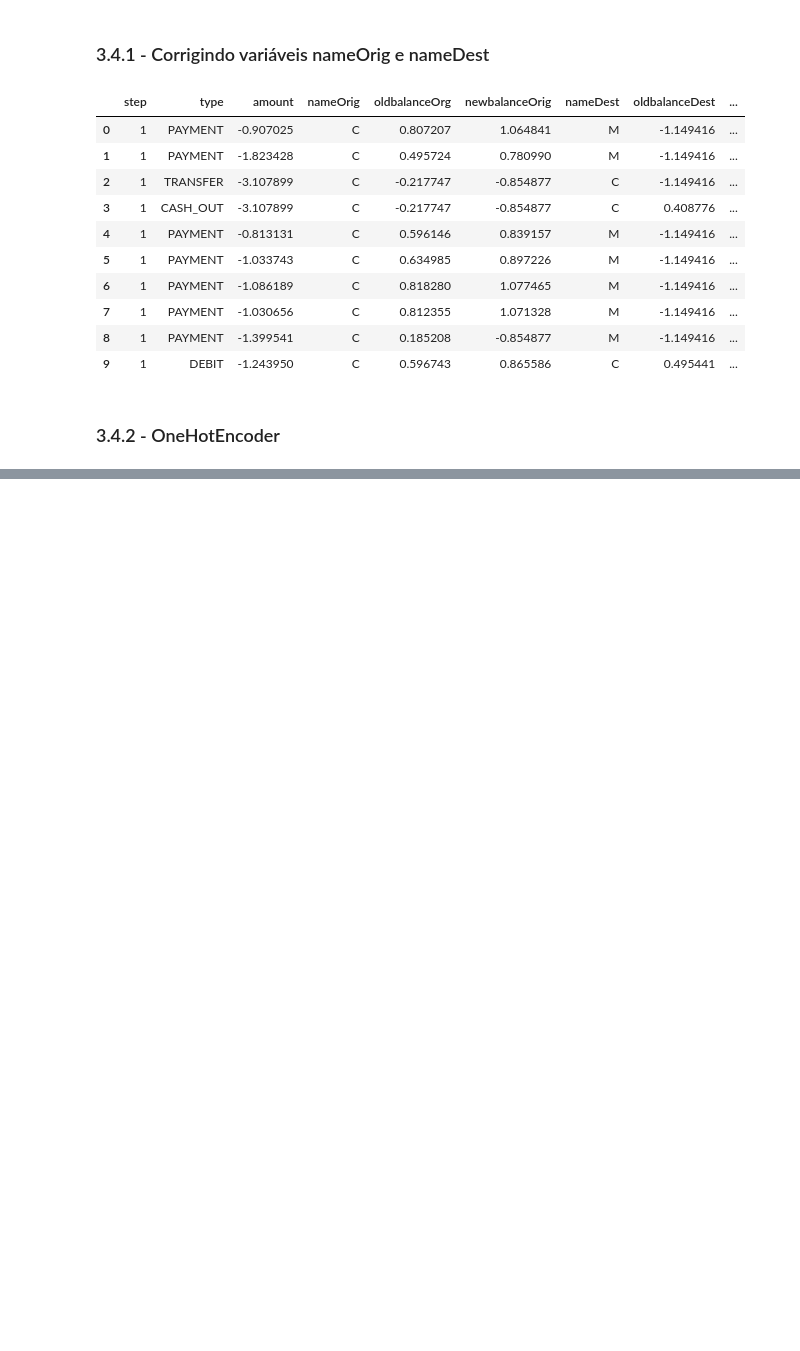
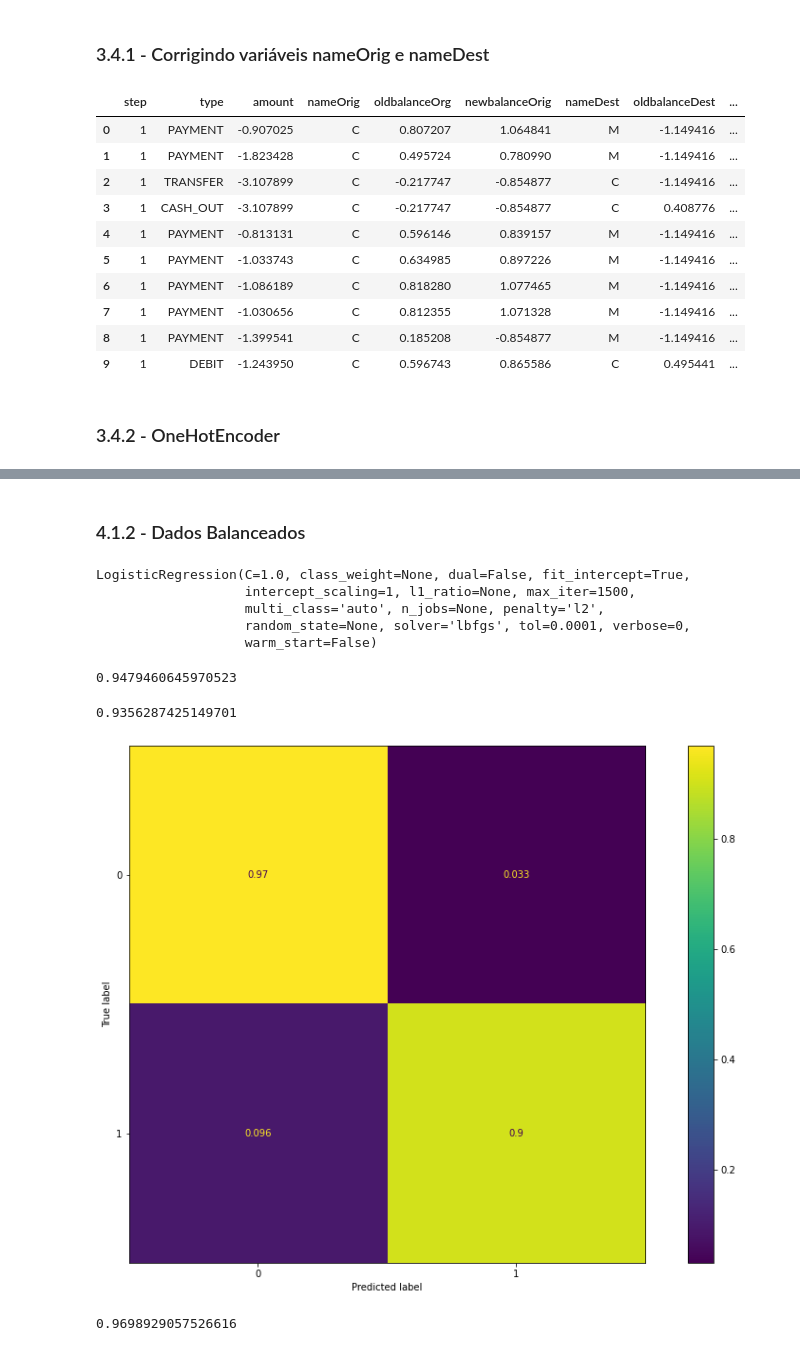
Before and after one commit to henriquemoc/Fraud-Classification, a Jupyter notebook: fraude.ipynb, the cells around one changed output, grey strips where cells are left out. Cells and saved outputs as stored; diff of their text form; code cells hidden in the pictures; blank space fills up the shorter version.

```diff
--- a/fraude.ipynb
+++ b/fraude.ipynb
@@ -720,0 +850,29 @@ print(x_teste.shape)
+# %% [markdown]
+### 4.1.2 - Dados Balanceados
+# %%
+lr = LogisticRegression(max_iter=1500)
+# %%
+lr.fit(x_treino_balanceado, y_treino_balanceado)
+# %% [output]
+LogisticRegression(C=1.0, class_weight=None, dual=False, fit_intercept=True,
+                   intercept_scaling=1, l1_ratio=None, max_iter=1500,
+                   multi_class='auto', n_jobs=None, penalty='l2',
+                   random_state=None, solver='lbfgs', tol=0.0001, verbose=0,
+                   warm_start=False)
+# %%
+lr.score(x_treino_balanceado, y_treino_balanceado)
+# %% [output]
+0.9479460645970523
+# %%
+lr.score(x_teste_balanceado, y_teste_balanceado)
+# %% [output]
+0.9356287425149701
+# %%
+plot_confusion_matrix(lr, x_teste_balanceado, y_teste_balanceado, normalize='true')
+plt.show()
+# %% [output]
+[figure, added]
+# %%
+lr.score(x_teste, y_teste)
+# %% [output]
+0.9698929057526616
```
Also changed, not shown: parts of 22 cells of this notebook.
